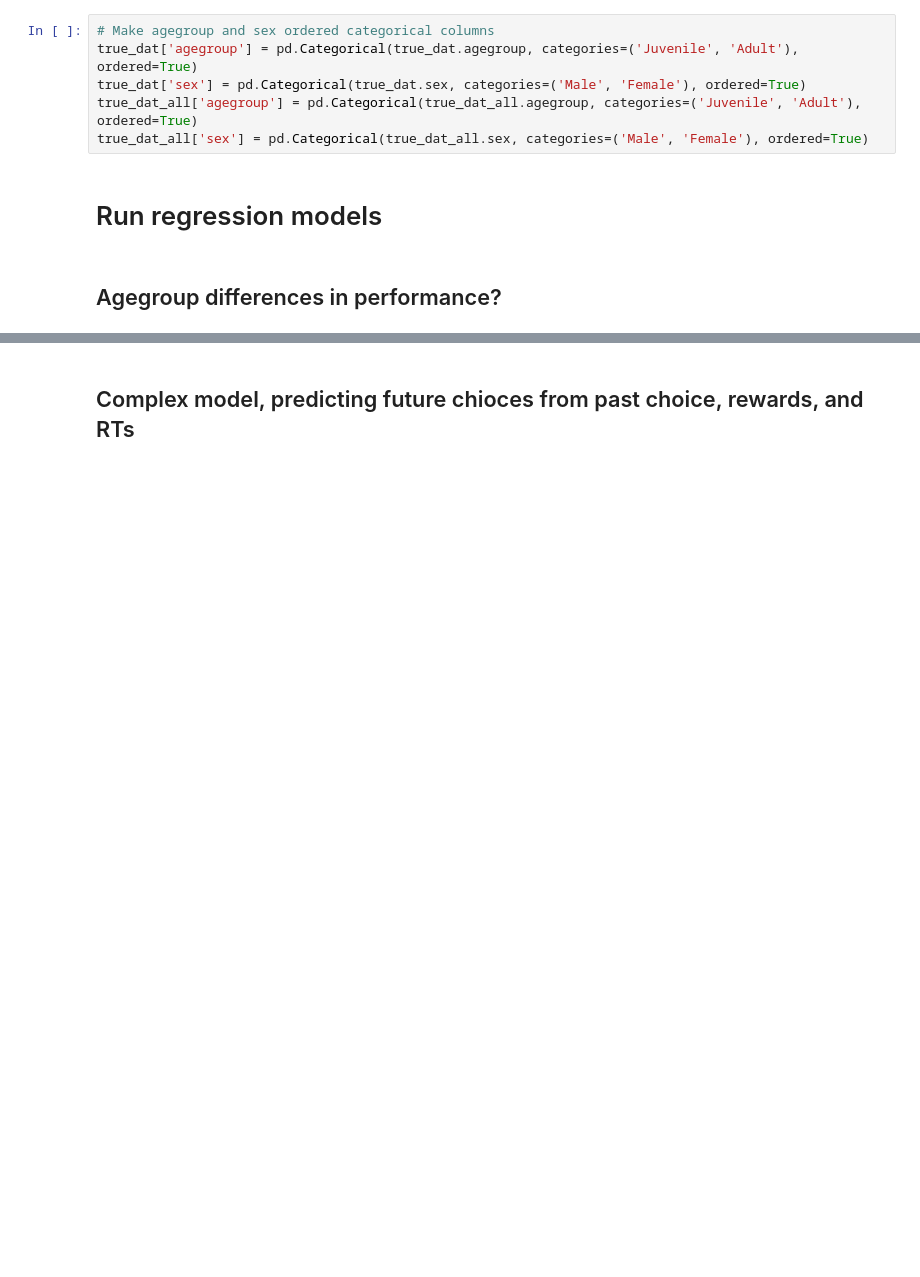
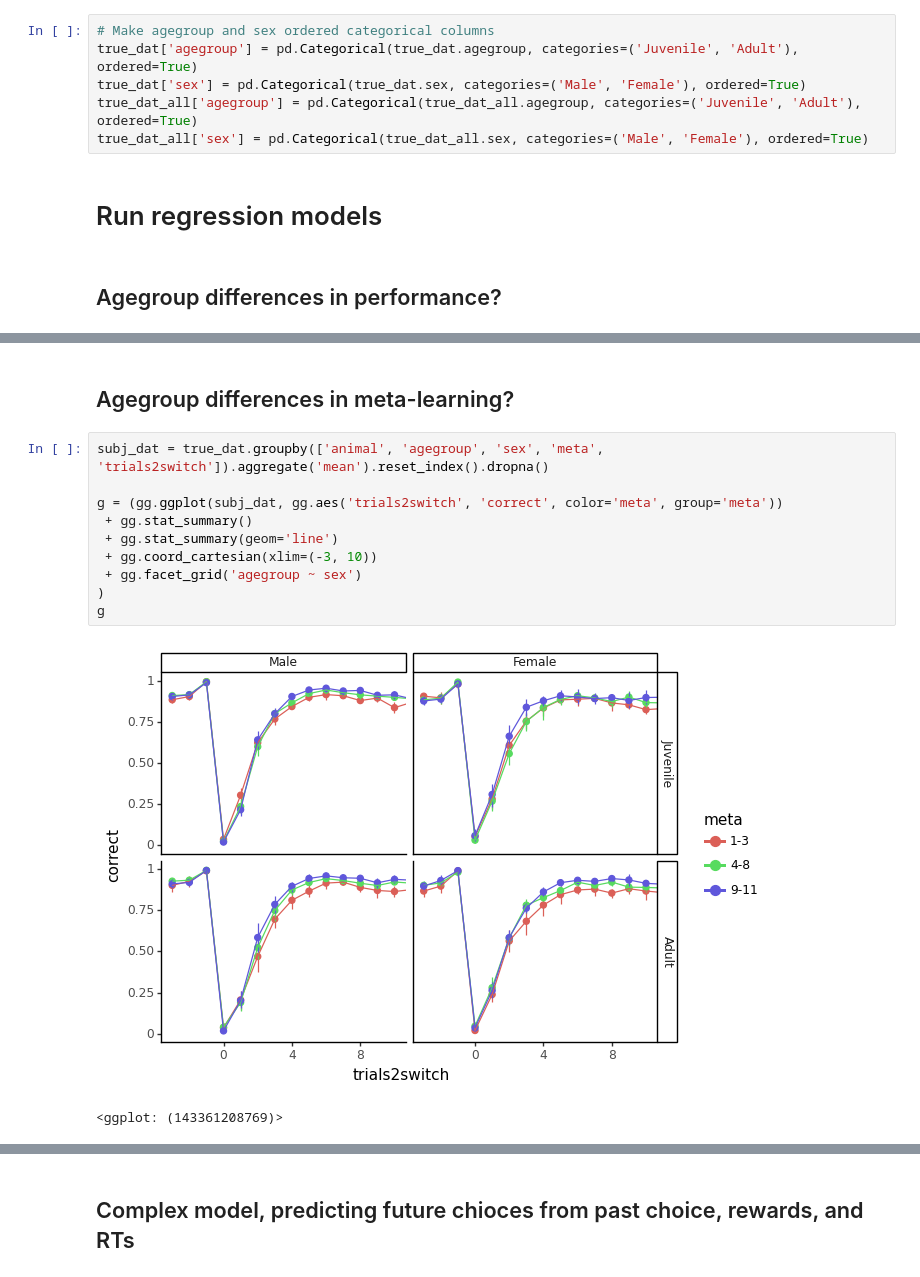
Before and after one commit to MariaEckstein/SLCN, a Jupyter notebook: models/3_RegressionModelsMouseDataSimulatedData.ipynb, the cells around one changed output, grey strips where cells are left out. Drawn from its saved outputs; the diff is of its cells as text; blank space fills up the shorter version.

```diff
--- a/models/3_RegressionModelsMouseDataSimulatedData.ipynb
+++ b/models/3_RegressionModelsMouseDataSimulatedData.ipynb
@@ -168,0 +281,15 @@ for sex in np.unique(mean_dat.sex):
+# %% [markdown]
+## Agegroup differences in meta-learning?
+# %%
+subj_dat = true_dat.groupby(['animal', 'agegroup', 'sex', 'meta', 'trials2switch']).aggregate('mean').reset_index().dropna()
+
+g = (gg.ggplot(subj_dat, gg.aes('trials2switch', 'correct', color='meta', group='meta'))
+ + gg.stat_summary()
+ + gg.stat_summary(geom='line')
+ + gg.coord_cartesian(xlim=(-3, 10))
+ + gg.facet_grid('agegroup ~ sex')
+)
+g
+# %% [output]
+[figure, added]
+<ggplot: (143361208769)>
```
Also changed, not shown: parts of 46 cells of this notebook, 3 other files.
